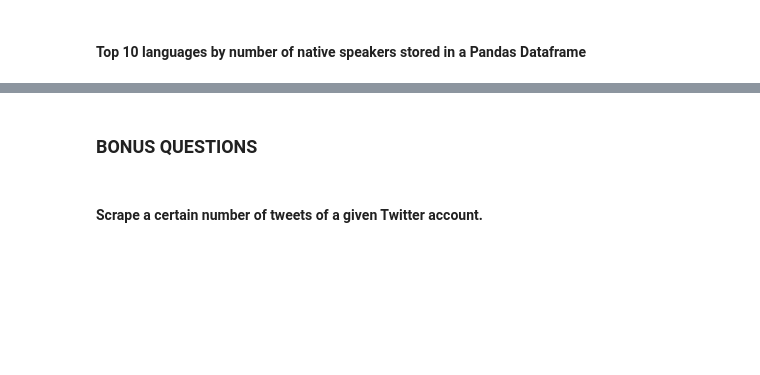
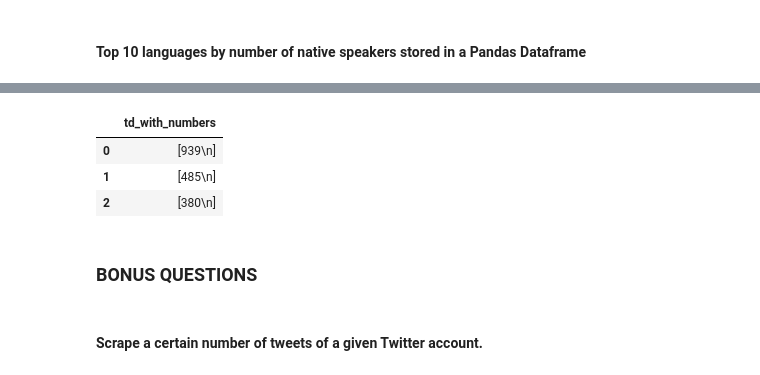
Before and after one commit to Ironhack-Data-Madrid-Julio-2023/4.2-lab_web_scraping, a Jupyter notebook: your-code/main.ipynb, the cells around one changed output, grey strips where cells are left out. Saved outputs shown, nothing was run; the diff lists cells and outputs as text; code cells hidden in the pictures; blank space fills up the shorter version.

```diff
--- a/your-code/main.ipynb
+++ b/your-code/main.ipynb
@@ -273,0 +439,4 @@ url = 'https://en.wikipedia.org/wiki/List_of_languages_by_number_of_native_speak
+# %%
+#your code
+html = req.get(url).content
+sopa = bs(html, "html.parser")
@@ -274,3 +476,32 @@ url = 'https://en.wikipedia.org/wiki/List_of_languages_by_number_of_native_speak
+# %%
+## CHATI
+
+from bs4 import BeautifulSoup
+
+# Supongamos que tienes el contenido HTML en una variable llamada "html_content"
+soup = BeautifulSoup(html, 'html.parser')
+
+# Buscar todas las etiquetas <td> en el contenido HTML
+td_tags = soup.find_all('td')
+
+# Crear una lista para almacenar las etiquetas <td> con números
+td_with_numbers = []
+
+# Iterar sobre las etiquetas <td> y seleccionar las que contengan números
+for tag in td_tags:
+    text = tag.text.strip()  # Obtener el texto de la etiqueta y eliminar los espacios en blanco
+    if any(char.isdigit() for char in text):  # Verificar si el texto contiene algún dígito
+        td_with_numbers.append(tag)  # Agregar la etiqueta a la lista
+
+# Imprimir las etiquetas <td> con números
+df = pd.DataFrame({'td_with_numbers': td_with_numbers})
+
+df.head(3)
+# %% [output]
+|  | td_with_numbers |
+| 0 | [939\n] |
+| 1 | [485\n] |
+| 2 | [380\n] |
 # %% [markdown]
 ### BONUS QUESTIONS
 # %% [markdown]
```
Also changed, not shown: parts of 31 cells of this notebook, 1 other file.
